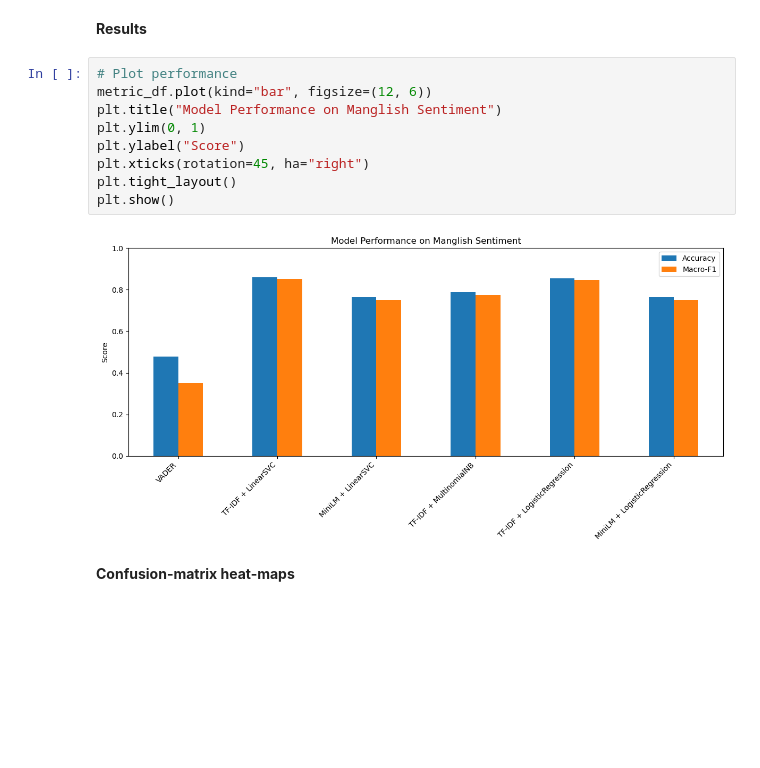
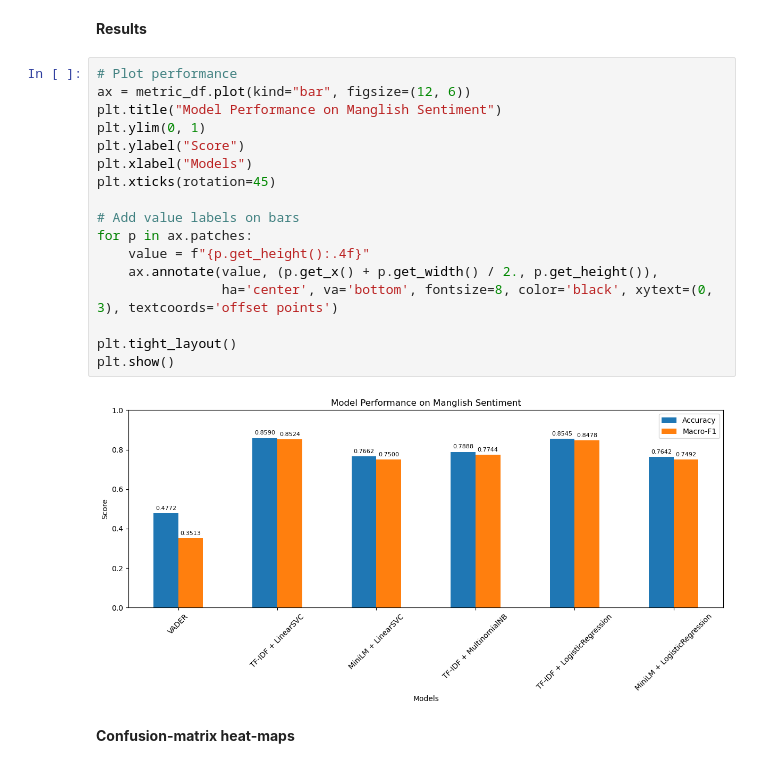
Before and after one commit to AimanIskndr/sentiment-analysis-malay-english, a Jupyter notebook: notebooks/model_train_and_eval.ipynb, the cells around one changed output. Cells and saved outputs as stored; diff of their text form; blank space fills up the shorter version.

Commit message:
add number to graph

```diff
--- a/notebooks/model_train_and_eval.ipynb
+++ b/notebooks/model_train_and_eval.ipynb
@@ -134,15 +134,23 @@ Name: TF-IDF + LinearSVC, dtype: float64
 **Results**
 # %%
 # Plot performance
-metric_df.plot(kind="bar", figsize=(12, 6))
+ax = metric_df.plot(kind="bar", figsize=(12, 6))
 plt.title("Model Performance on Manglish Sentiment")
 plt.ylim(0, 1)
 plt.ylabel("Score")
-plt.xticks(rotation=45, ha="right")
+plt.xlabel("Models")
+plt.xticks(rotation=45)
+
+# Add value labels on bars
+for p in ax.patches:
+    value = f"{p.get_height():.4f}"
+    ax.annotate(value, (p.get_x() + p.get_width() / 2., p.get_height()),
+                ha='center', va='bottom', fontsize=8, color='black', xytext=(0, 3), textcoords='offset points')
+
 plt.tight_layout()
 plt.show()
 # %% [output]
-[figure, old version]
+[figure, new version]
 # %% [markdown]
 **Confusion-matrix heat-maps**
 # %%
```
